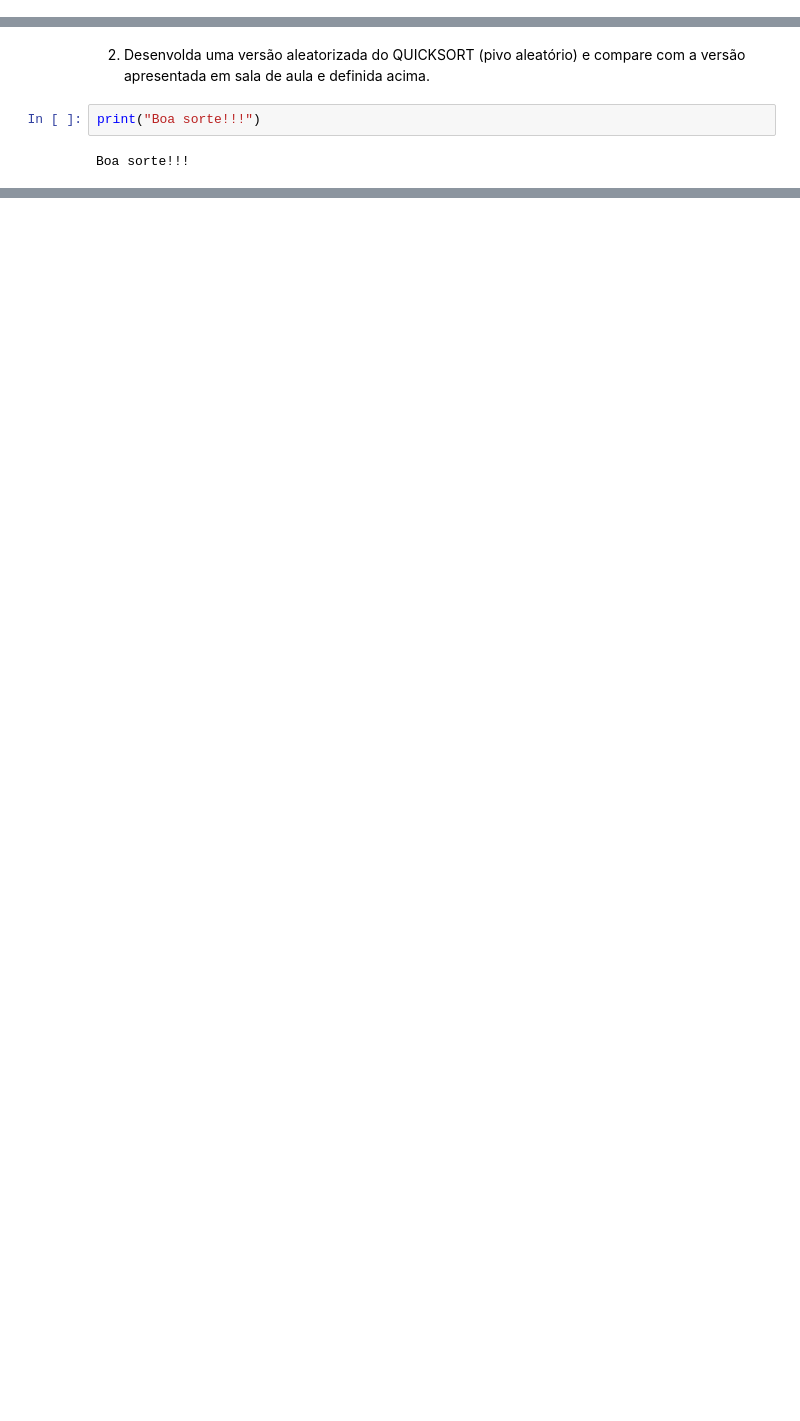
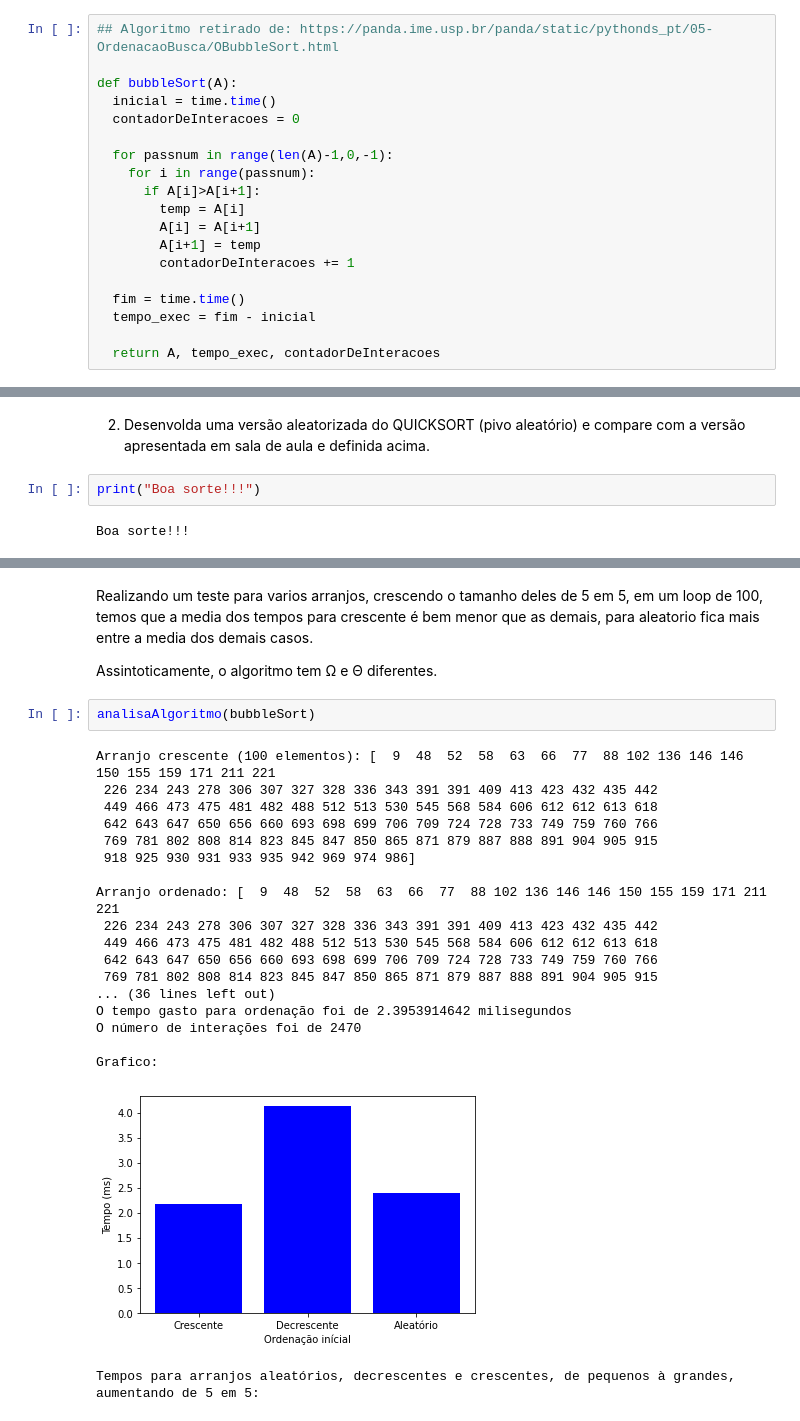
Before and after one commit to chrystian9/EFC-CPA, a Jupyter notebook: EFC1/EFC1_GCC_253.ipynb, the cells around one changed output, grey strips where cells are left out. Saved outputs shown, nothing was run; the diff lists cells and outputs as text; blank space fills up the shorter version.

```diff
--- a/EFC1/EFC1_GCC_253.ipynb
+++ b/EFC1/EFC1_GCC_253.ipynb
@@ -59,2 +147,21 @@ def bubbleSort():
+# %%
+## Algoritmo retirado de: https://panda.ime.usp.br/panda/static/pythonds_pt/05-OrdenacaoBusca/OBubbleSort.html
+
+def bubbleSort(A):
+  inicial = time.time()
+  contadorDeInteracoes = 0
+
+  for passnum in range(len(A)-1,0,-1):
+    for i in range(passnum):
+      if A[i]>A[i+1]:
+        temp = A[i]
+        A[i] = A[i+1]
+        A[i+1] = temp
+        contadorDeInteracoes += 1
+
+  fim = time.time()
+  tempo_exec = fim - inicial
+
+  return A, tempo_exec, contadorDeInteracoes
 # %% [markdown]
 ## Heap Sort
@@ -94,0 +618,26 @@ Boa sorte!!!
+# %% [markdown]
+Realizando um teste para varios arranjos, crescendo o tamanho deles de 5 em 5, em um loop de 100, temos que a media dos tempos para crescente é bem menor que as demais, para aleatorio fica mais entre a media dos demais casos.
+
+Assintoticamente, o algoritmo tem Ω e Θ diferentes.
+# %%
+analisaAlgoritmo(bubbleSort)
+# %% [output]
+Arranjo crescente (100 elementos): [  9  48  52  58  63  66  77  88 102 136 146 146 150 155 159 171 211 221
+ 226 234 243 278 306 307 327 328 336 343 391 391 409 413 423 432 435 442
+ 449 466 473 475 481 482 488 512 513 530 545 568 584 606 612 612 613 618
+ 642 643 647 650 656 660 693 698 699 706 709 724 728 733 749 759 760 766
+ 769 781 802 808 814 823 845 847 850 865 871 879 887 888 891 904 905 915
+ 918 925 930 931 933 935 942 969 974 986]
+
+Arranjo ordenado: [  9  48  52  58  63  66  77  88 102 136 146 146 150 155 159 171 211 221
+ 226 234 243 278 306 307 327 328 336 343 391 391 409 413 423 432 435 442
+ 449 466 473 475 481 482 488 512 513 530 545 568 584 606 612 612 613 618
+ 642 643 647 650 656 660 693 698 699 706 709 724 728 733 749 759 760 766
+ 769 781 802 808 814 823 845 847 850 865 871 879 887 888 891 904 905 915
+... (36 lines left out)
+O tempo gasto para ordenação foi de 2.3953914642 milisegundos
+O número de interações foi de 2470
+
+Grafico:
+[figure, added]
+Tempos para arranjos aleatórios, decrescentes e crescentes, de pequenos à grandes, aumentando de 5 em 5:
```
Also changed, not shown: parts of 43 cells of this notebook.
